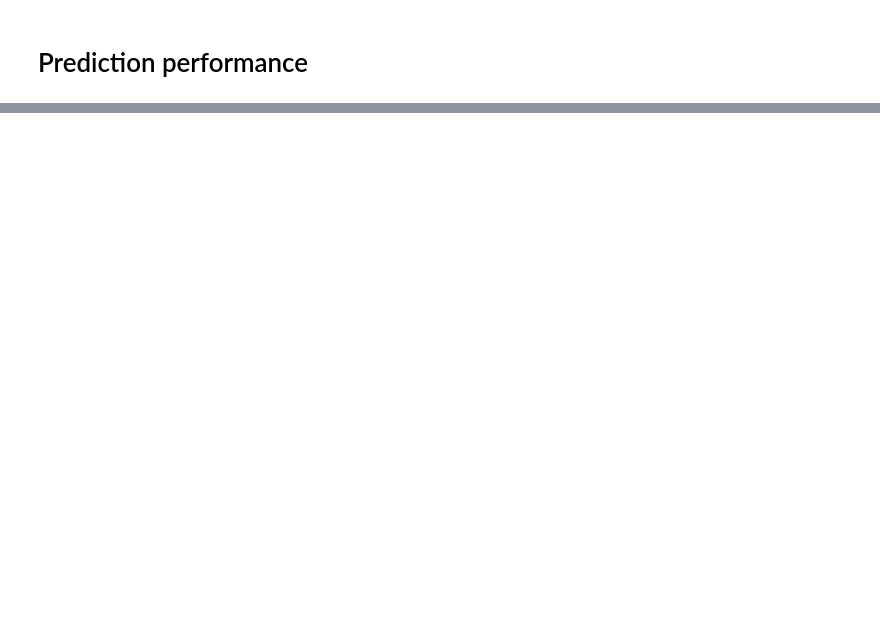
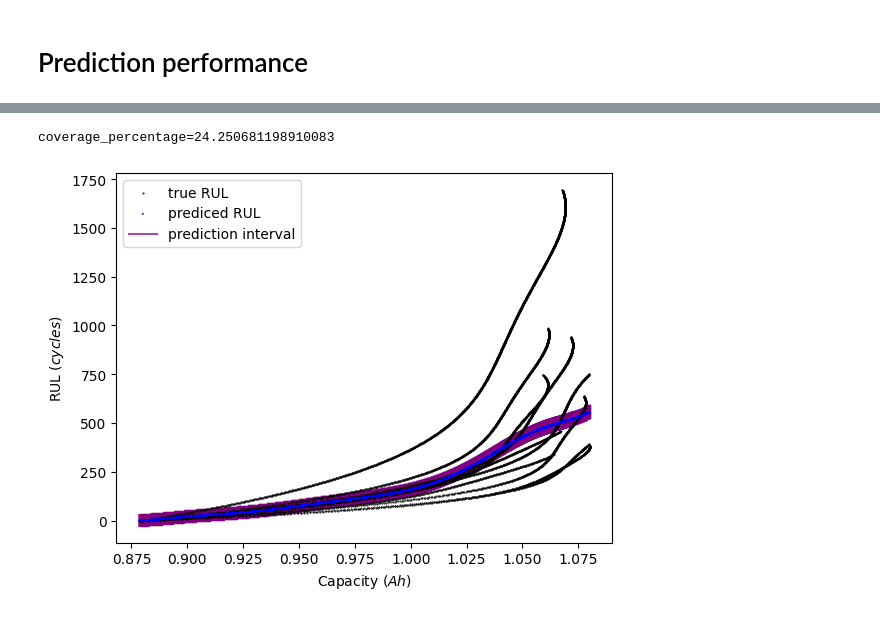
Before and after one commit to oThommy/modelleren-2a-14, a Jupyter notebook: src/forecast_test_ruls.ipynb, the cells around one changed output, grey strips where cells are left out. Cells and saved outputs as stored; diff of their text form; code cells hidden in the pictures; blank space fills up the shorter version.

```diff
--- a/src/forecast_test_ruls.ipynb
+++ b/src/forecast_test_ruls.ipynb
@@ -66,0 +95,42 @@ Mean absolute percentage error battery NO.10: 181984318255645.6
+# %%
+n = len(true_RULs)
+EPSILON = 1e-10
+
+def get_prediction_interval(x, y_pred, alpha=0.95):
+    std = np.sqrt(np.sum((true_RULs - predicted_RULs) ** 2) / (n - 2) * (1 + 1 / n + (x - np.mean(capacity_points) ** 2 / np.sum((capacity_points - np.mean(capacity_points)) ** 2))))
+    quantile = stats.norm.ppf(1 - alpha / 2)
+    interval = quantile * std
+    upper = y_pred + interval
+    lower = y_pred - interval
+    return lower, upper
+
+convered_RULs = 0
+
+for capacity, true_RUL, predicted_RUL in zip(capacity_points, true_RULs, predicted_RULs):
+    lower, upper = get_prediction_interval(capacity, predicted_RUL)
+    is_in_interval = (lower - EPSILON) <= true_RUL <= (upper + EPSILON)
+    convered_RULs += 1 if is_in_interval else 0
+
+coverage_percentage = convered_RULs / n * 100
+print(f'{coverage_percentage=}')
+# %% [output]
+coverage_percentage=24.250681198910083
+# %%
+plt.scatter(capacity_points, RUL_points, color='black', s=0.2, label='true RUL')
+plt.scatter(capacity_points, predicted_RULs, color='blue', linestyle='dashed', s=0.2, label='prediced RUL')
+
+for capacity, true_RUL, predicted_RUL in tqdm(zip(capacity_points, true_RULs, predicted_RULs)):
+    lower, upper = get_prediction_interval(capacity, predicted_RUL)
+
+    # I'm sorry
+    if capacity == capacity_points[0]:
+        plt.plot([capacity] * 2, [lower, upper], color='purple', alpha=0.70, zorder=-1, label='prediction interval')
+    else:
+        plt.plot([capacity] * 2, [lower, upper], color='purple', alpha=0.70, zorder=-1)
+
+plt.legend()
+plt.xlabel('Capacity ($Ah$)')
+plt.ylabel('RUL ($cycles$)')
+plt.show()
+# %% [output]
+[figure, added]
```
Also changed, not shown: parts of 3 cells of this notebook, 35 other files.
